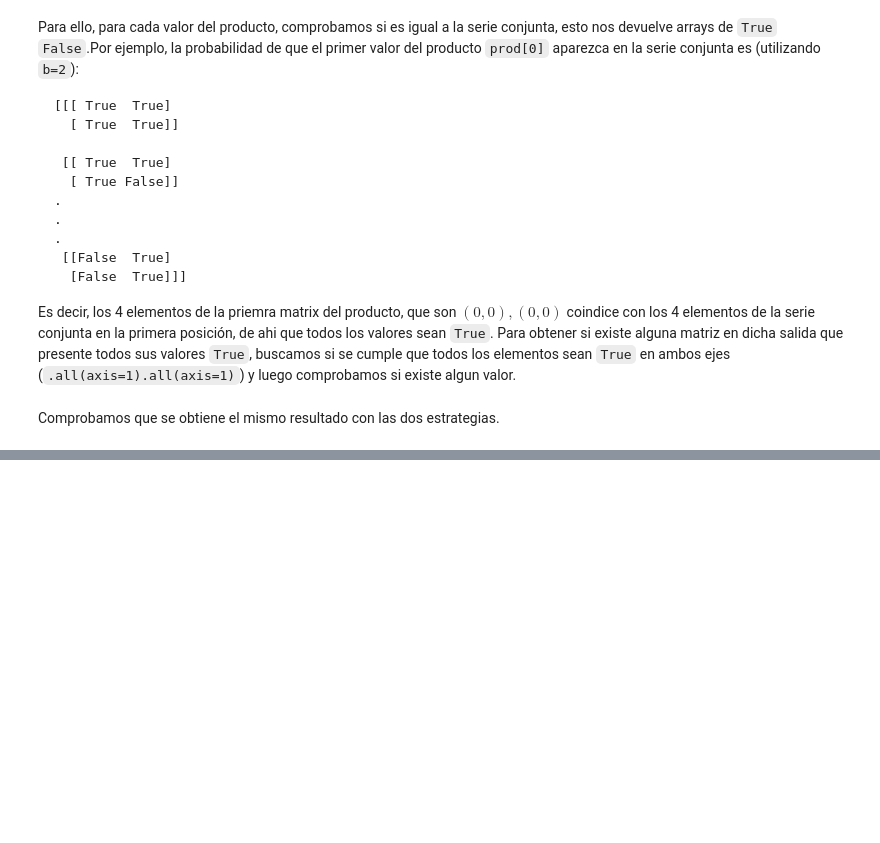
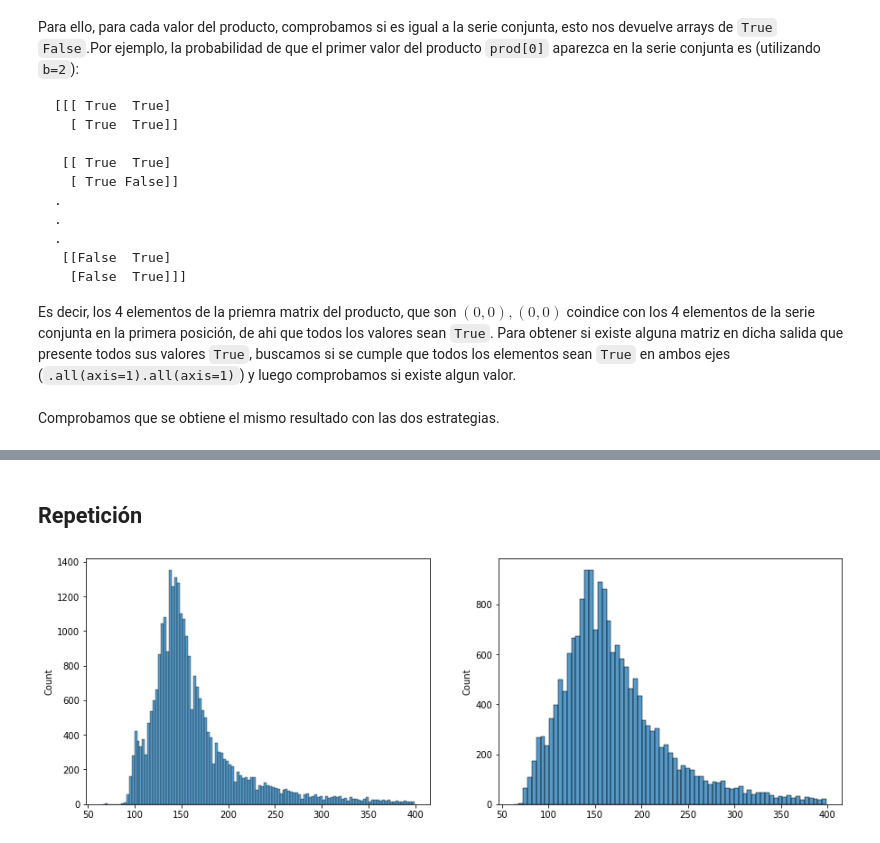
Before and after one commit to Ludvins/MCD_Practicas_TI, a Jupyter notebook: Practica.ipynb, the cells around one changed output, grey strips where cells are left out. Saved outputs shown, nothing was run; the diff lists cells and outputs as text; code cells hidden in the pictures; blank space fills up the shorter version.

```diff
--- a/Practica.ipynb
+++ b/Practica.ipynb
@@ -275,8 +321,12 @@ def apply_window(lenght, peaks, window):
     # Por ejemplo, si hay un pico en la posición 100 y la ventana es 3, el pico pasaría a estar en la
     #   posición 33.
     indexes = [math.floor(n/window) for n in peaks]
-    # Señala los picos.
-    aux[indexes] = 1
+    # Señala los picos.ç
+
+
+    ### TODO: ARREGLAR LO QUE DEVUELVES
+    for i in indexes:
+        aux[i] += 1
     return aux
 
 trozoC_w = np.array([apply_window(trozoC.shape[0], peaks[idx], window) for idx in range(trozoC.shape[1])])
@@ -530,2 +580,38 @@ Tiempo total para estrategia direct: 64.2s
 Ambas estrategias proporcionan los mismos resultados.
 [figure]
+# %% [markdown]
+## Repetición
+# %%
+def codify_signal(df, threshold = None, plot_dists = False, peaks_min_dist = None):
+
+    if threshold is None:
+        threshold = compute_threshold(df)
+
+    df_t = filter_with_threshold(df, threshold)
+    peaks = get_peaks(df_t)
+    dist_info = np.array([min_distance_between_peaks(a) for a in peaks], dtype = object)
+    dist = np.min(dist_info[:,0])
+    dists = dist_info[:,2]
+
+    if peaks_min_dist is not None:
+        peaks_to_erase = [np.where(a < peaks_min_dist)[0] for a in dists]
+        # Delete points
+        dists = [np.delete(dists[0], peaks_to_erase[0]), np.delete(dists[1], peaks_to_erase[1])]
+        peaks = [np.delete(peaks[0], peaks_to_erase[0]), np.delete(peaks[1], peaks_to_erase[1])]
+
+
+    dist_info = np.array([min_distance_between_peaks(a) for a in peaks], dtype = object)
+    dist = np.min(dist_info[:,0])
+
+    if plot_dists:
+        fig, axs = plt.subplots(1, 2, figsize=(15,5))
+
+        sns.histplot(dists[0][dists[0] < 400], ax = axs[0])
+        sns.histplot(dists[1][dists[1] < 400], ax = axs[1])
+
+    df_w = np.array([apply_window(df_t.shape[0], peaks[i], dist) for i in [0,1]])
+    return df_w
+# %%
+a = codify_signal(trozoC, [0.383358, 0.3], plot_dists = True, peaks_min_dist = 60)
+# %% [output]
+[figure, added]
```
Also changed, not shown: parts of 52 cells of this notebook.
